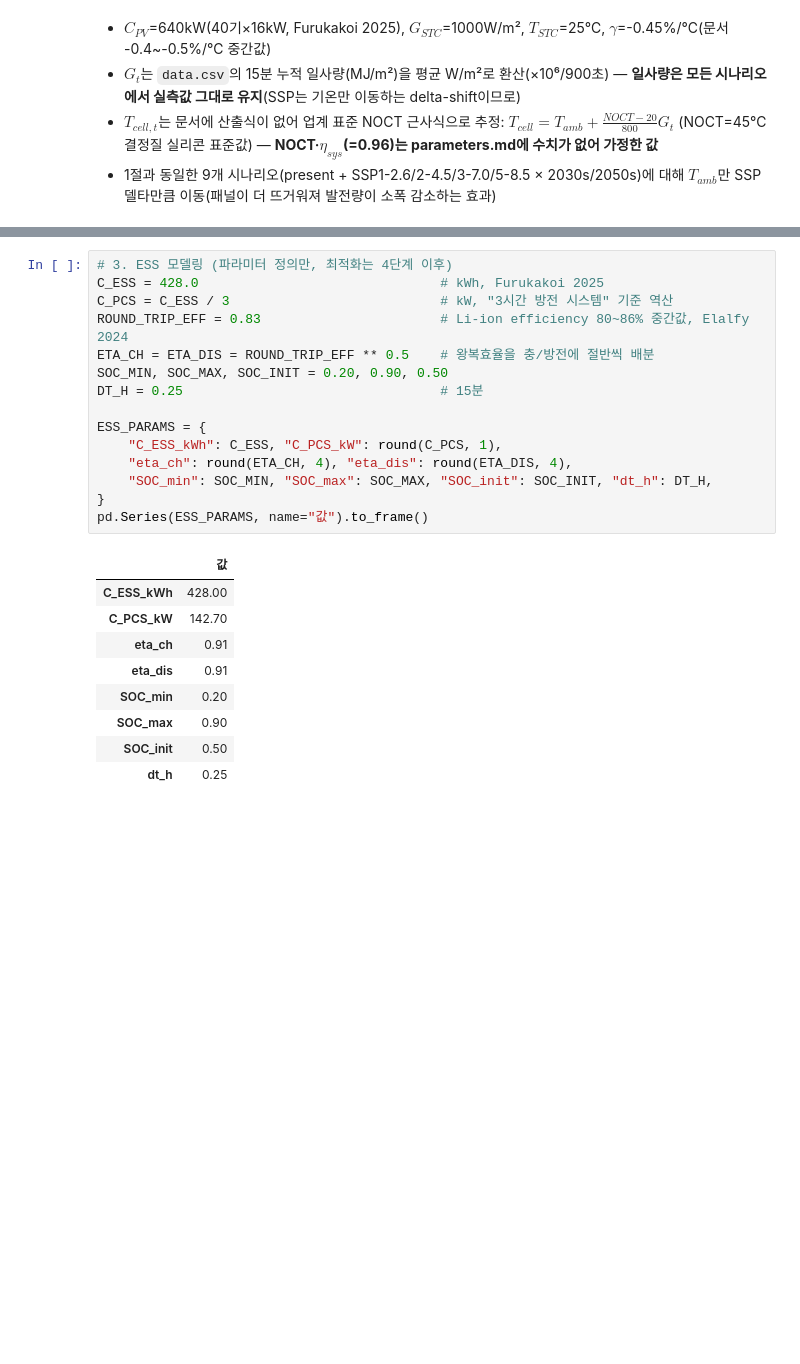
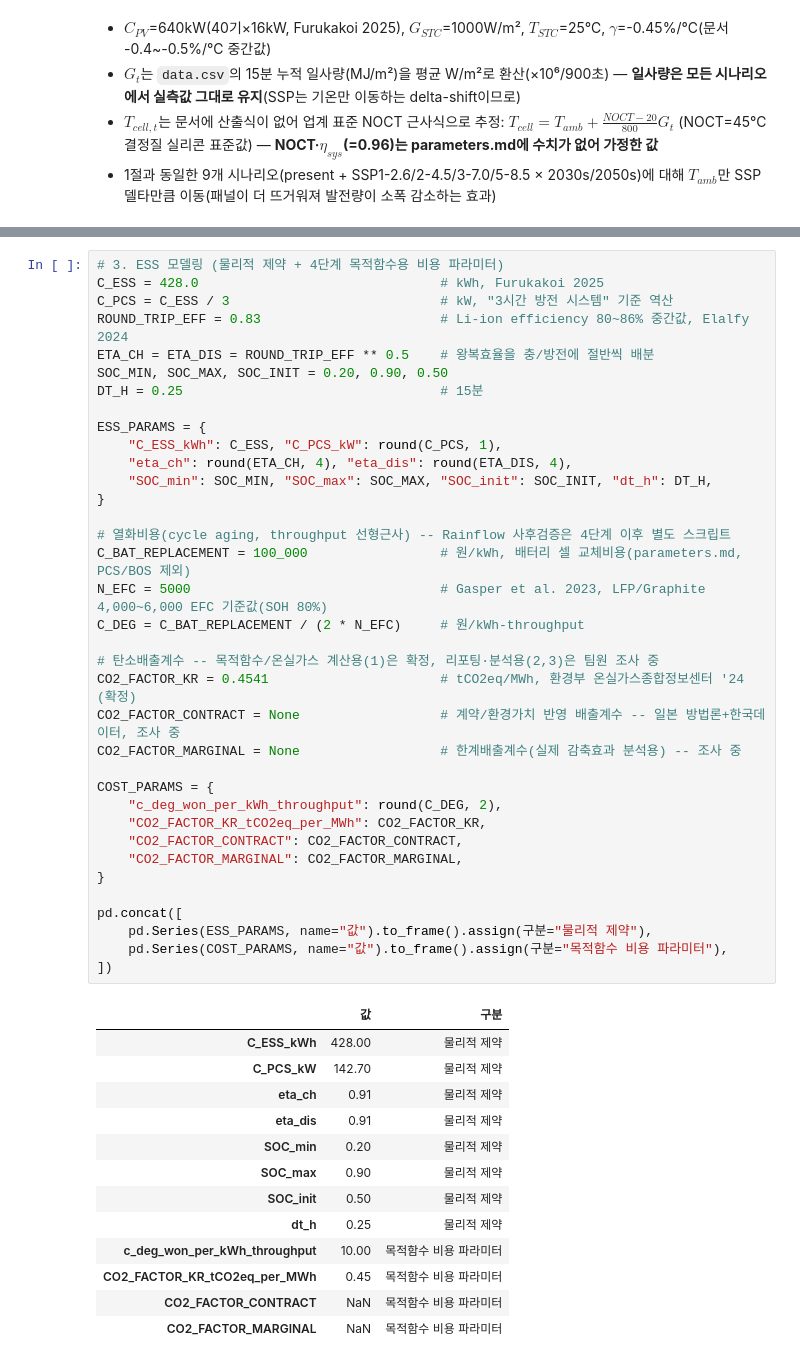
Before and after one commit to pjw040702/RobustEMS, a Jupyter notebook: ess_pv_pipeline.ipynb, the cells around one changed output, grey strips where cells are left out. Saved outputs shown, nothing was run; the diff lists cells and outputs as text; blank space fills up the shorter version.

```diff
--- a/ess_pv_pipeline.ipynb
+++ b/ess_pv_pipeline.ipynb
@@ -211,25 +231,50 @@ PV 설비: 640kW (40기 x 16kW/기, Furukakoi 2025)
 # %%
-# 3. ESS 모델링 (파라미터 정의만, 최적화는 4단계 이후)
+# 3. ESS 모델링 (물리적 제약 + 4단계 목적함수용 비용 파라미터)
 C_ESS = 428.0                               # kWh, Furukakoi 2025
 C_PCS = C_ESS / 3                           # kW, "3시간 방전 시스템" 기준 역산
 ROUND_TRIP_EFF = 0.83                       # Li-ion efficiency 80~86% 중간값, Elalfy 2024
 ETA_CH = ETA_DIS = ROUND_TRIP_EFF ** 0.5    # 왕복효율을 충/방전에 절반씩 배분
 SOC_MIN, SOC_MAX, SOC_INIT = 0.20, 0.90, 0.50
 DT_H = 0.25                                 # 15분
 
 ESS_PARAMS = {
     "C_ESS_kWh": C_ESS, "C_PCS_kW": round(C_PCS, 1),
     "eta_ch": round(ETA_CH, 4), "eta_dis": round(ETA_DIS, 4),
     "SOC_min": SOC_MIN, "SOC_max": SOC_MAX, "SOC_init": SOC_INIT, "dt_h": DT_H,
 }
-pd.Series(ESS_PARAMS, name="값").to_frame()
+
+# 열화비용(cycle aging, throughput 선형근사) -- Rainflow 사후검증은 4단계 이후 별도 스크립트
+C_BAT_REPLACEMENT = 100_000                 # 원/kWh, 배터리 셀 교체비용(parameters.md, PCS/BOS 제외)
+N_EFC = 5000                                # Gasper et al. 2023, LFP/Graphite 4,000~6,000 EFC 기준값(SOH 80%)
+C_DEG = C_BAT_REPLACEMENT / (2 * N_EFC)     # 원/kWh-throughput
+
+# 탄소배출계수 -- 목적함수/온실가스 계산용(1)은 확정, 리포팅·분석용(2,3)은 팀원 조사 중
+CO2_FACTOR_KR = 0.4541                      # tCO2eq/MWh, 환경부 온실가스종합정보센터 '24 (확정)
+CO2_FACTOR_CONTRACT = None                  # 계약/환경가치 반영 배출계수 -- 일본 방법론+한국데이터, 조사 중
+CO2_FACTOR_MARGINAL = None                  # 한계배출계수(실제 감축효과 분석용) -- 조사 중
+
+COST_PARAMS = {
+    "c_deg_won_per_kWh_throughput": round(C_DEG, 2),
+    "CO2_FACTOR_KR_tCO2eq_per_MWh": CO2_FACTOR_KR,
+    "CO2_FACTOR_CONTRACT": CO2_FACTOR_CONTRACT,
+    "CO2_FACTOR_MARGINAL": CO2_FACTOR_MARGINAL,
+}
+
+pd.concat([
+    pd.Series(ESS_PARAMS, name="값").to_frame().assign(구분="물리적 제약"),
+    pd.Series(COST_PARAMS, name="값").to_frame().assign(구분="목적함수 비용 파라미터"),
+])
 # %% [output]
-|  | 값 |
-| C_ESS_kWh | 428.00 |
-| C_PCS_kW | 142.70 |
-| eta_ch | 0.91 |
-| eta_dis | 0.91 |
-| SOC_min | 0.20 |
-| SOC_max | 0.90 |
-| SOC_init | 0.50 |
-| dt_h | 0.25 |
+|  | 값 | 구분 |
+| C_ESS_kWh | 428.00 | 물리적 제약 |
+| C_PCS_kW | 142.70 | 물리적 제약 |
+| eta_ch | 0.91 | 물리적 제약 |
+| eta_dis | 0.91 | 물리적 제약 |
+| SOC_min | 0.20 | 물리적 제약 |
+| SOC_max | 0.90 | 물리적 제약 |
+| SOC_init | 0.50 | 물리적 제약 |
+| dt_h | 0.25 | 물리적 제약 |
+| c_deg_won_per_kWh_throughput | 10.00 | 목적함수 비용 파라미터 |
+| CO2_FACTOR_KR_tCO2eq_per_MWh | 0.45 | 목적함수 비용 파라미터 |
+| CO2_FACTOR_CONTRACT | NaN | 목적함수 비용 파라미터 |
+| CO2_FACTOR_MARGINAL | NaN | 목적함수 비용 파라미터 |
```
Also changed, not shown: parts of 12 cells of this notebook.
